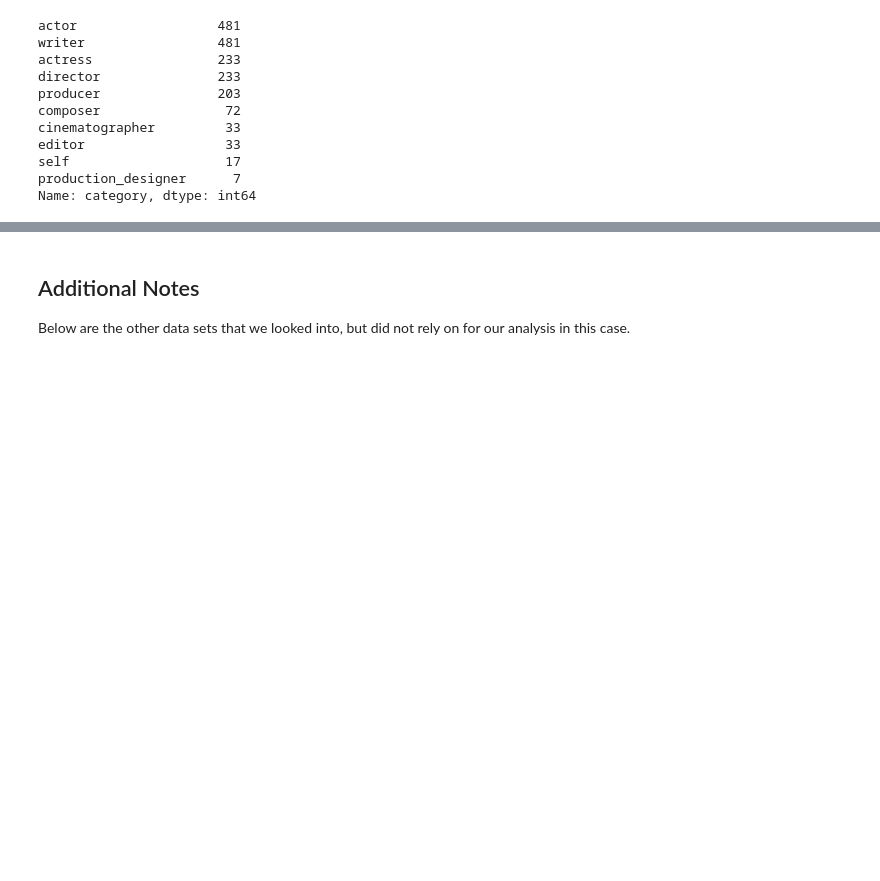
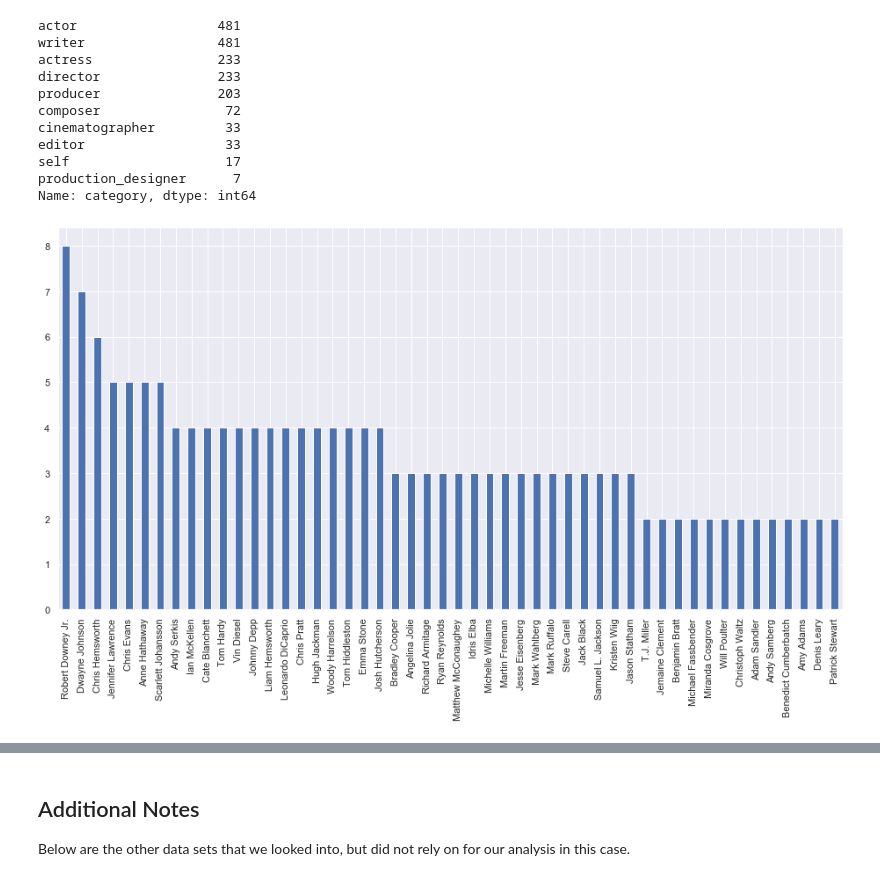
Before and after one commit to mokome/project1, a Jupyter notebook: index.ipynb, the cells around one changed output, grey strips where cells are left out. Cells and saved outputs as stored; diff of their text form; code cells hidden in the pictures; blank space fills up the shorter version.

Commit message:
Added bar plots for top actors & directors

```diff
--- a/index.ipynb
+++ b/index.ipynb
@@ -331,6 +283,3 @@ primary_profession    1771 non-null object
 known_for_titles      1778 non-null object
 dtypes: datetime64[ns](1), float64(7), int64(2), object(11)
 memory usage: 308.5+ KB
-# %%
-# Filling in the handful of null name values in primary_profession
-ultimate_df['primary_profession'] = ultimate_df['primary_profession'].fillna('unknown')
@@ -412,3 +297,6 @@ editor                  33
 self                    17
 production_designer      7
 Name: category, dtype: int64
+# %%
+top_actors = ultimate_df.loc[
+    (ultimate_df['category'] == 'actor') | (ultimate_df['category'] == 'actress')]['primary_name'].value_counts()
@@ -414,0 +305,4 @@ Name: category, dtype: int64
+# %%
+top_actors.head(50).plot(kind='bar', figsize=(16,8));
+# %% [output]
+[figure, added]
```
Also changed, not shown: parts of 22 cells of this notebook.
